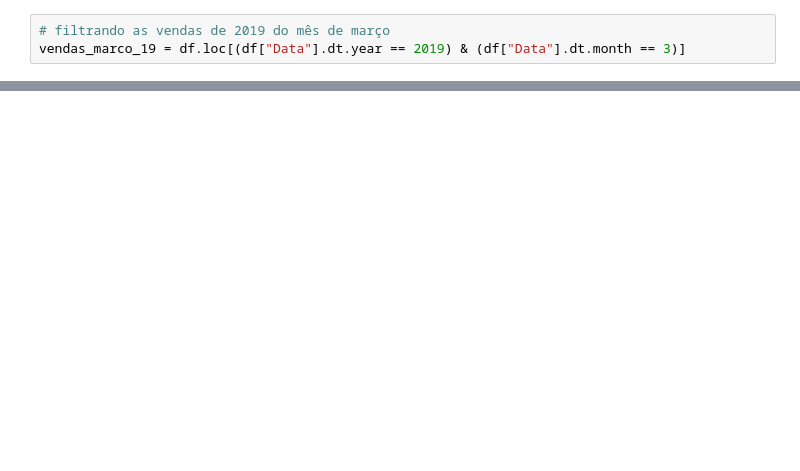
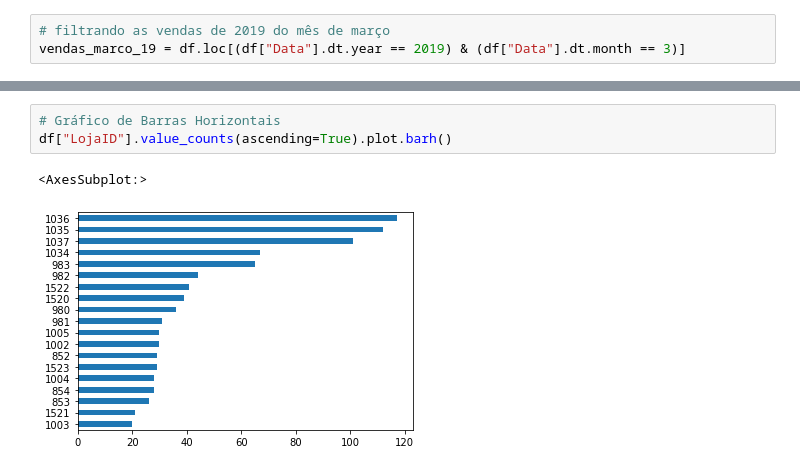
Before and after one commit to leonardodamata/Analise_Dados_com_Python_Pandas, a Jupyter notebook: Trabalhando_com_Planilhas_do_Excel_e_com_Data.ipynb, the cells around one changed output, grey strips where cells are left out. Saved outputs shown, nothing was run; the diff lists cells and outputs as text; blank space fills up the shorter version.

```diff
--- a/Trabalhando_com_Planilhas_do_Excel_e_com_Data.ipynb
+++ b/Trabalhando_com_Planilhas_do_Excel_e_com_Data.ipynb
@@ -326,0 +362,6 @@ vendas_marco_19 = df.loc[(df["Data"].dt.year == 2019) & (df["Data"].dt.month ==
+# %%
+# Gráfico de Barras Horizontais
+df["LojaID"].value_counts(ascending=True).plot.barh()
+# %% [output]
+<AxesSubplot:>
+[figure, added]
```
Also changed, not shown: parts of 26 cells of this notebook, 3 other files.
